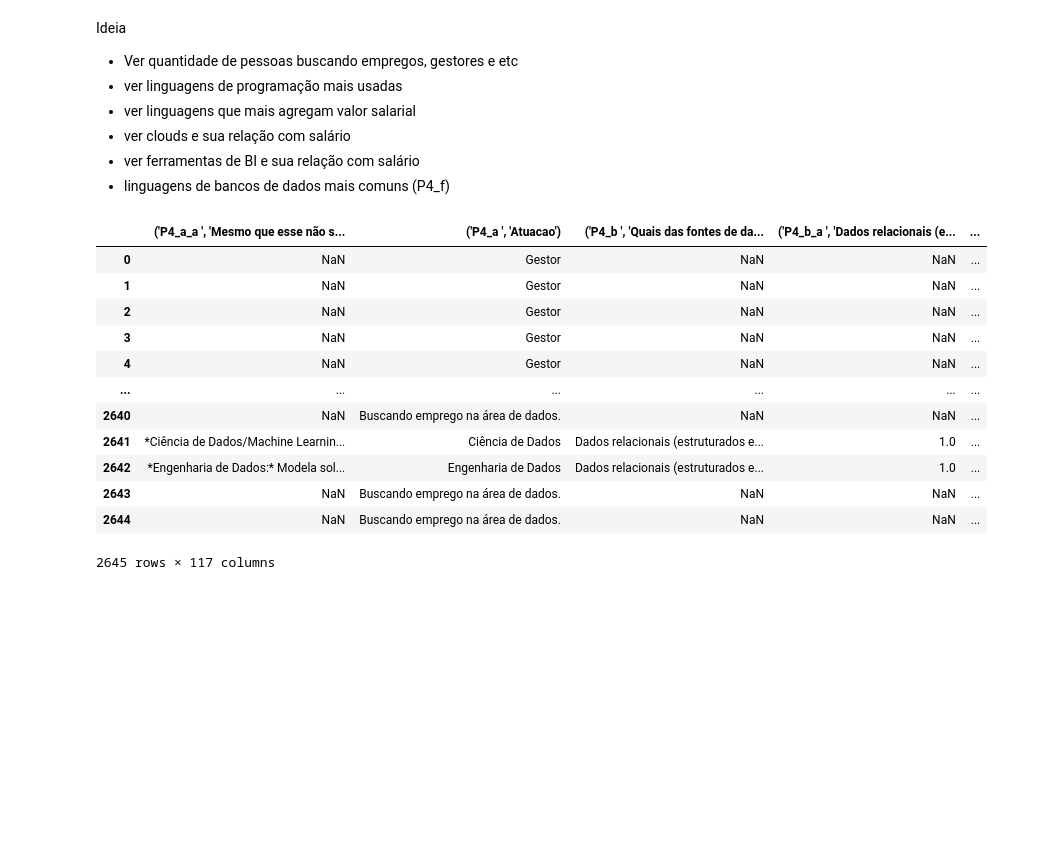
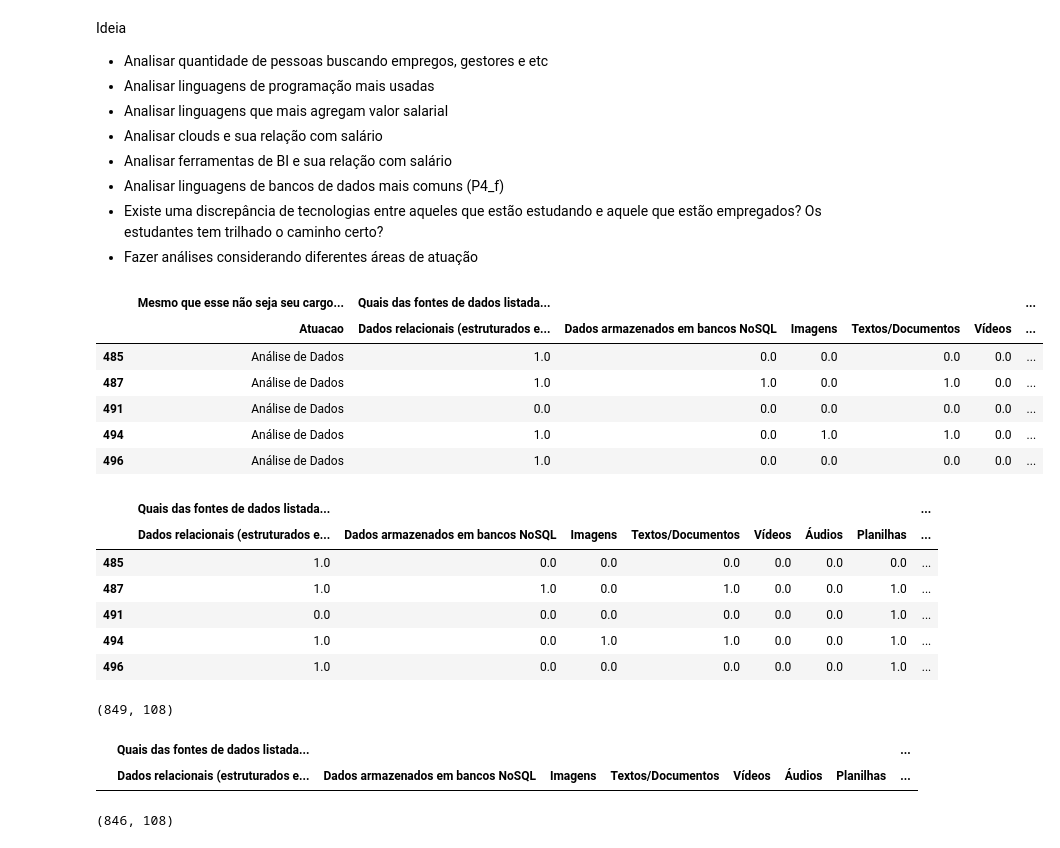
Before and after one commit to BrunoRammon/projeto_tecnicas_programacao_ii-, a Jupyter notebook: EDA.ipynb, the cells around one changed output. Cells and saved outputs as stored; diff of their text form; code cells hidden in the pictures; blank space fills up the shorter version.

```diff
--- a/EDA.ipynb
+++ b/EDA.ipynb
@@ -17,5 +15,2 @@ def obter_columns_por_pergunta(perguntas = []):
 # %%
 pd.set_option('display.max_columns', 500)
-# %%
-df = pd.read_csv('./datasets/State of Data 2021 - Dataset - Pgina1.csv')
-df.head()
@@ -28,0 +69,6 @@ df.head()
+# %%
+df_all = pd.read_csv('./datasets/State of Data 2021 - Dataset - Pgina1.csv')
+df_all.columns=[col.replace("'s","s") for col in df_all.columns]
+df_all.columns = [literal_eval(col) for col in df_all.columns]
+df_all.columns = [(col[0].strip(),col[1].strip()) for col in df_all.columns]
+df_all.head()
@@ -28,0 +109,5 @@ df.head()
+# %%
+career = 'Análise de Dados'
+# %%
+df_career = df_all[df_all[('P4_a', 'Atuacao')]==career]
+df_career.head()
@@ -73,25 +208,48 @@ df_data_analysis_skills
 # %% [markdown]
 Ideia
-- Ver quantidade de pessoas buscando empregos, gestores e etc
-- ver linguagens de programação mais usadas
-- ver linguagens que mais agregam valor salarial
-- ver clouds e sua relação com salário
-- ver ferramentas de BI e sua relação com salário
-- linguagens de bancos de dados mais comuns (P4_f)
+- Analisar quantidade de pessoas buscando empregos, gestores e etc
+- Analisar linguagens de programação mais usadas
+- Analisar linguagens que mais agregam valor salarial
+- Analisar clouds e sua relação com salário
+- Analisar ferramentas de BI e sua relação com salário
+- Analisar linguagens de bancos de dados mais comuns (P4_f)
+- Existe uma discrepância de tecnologias entre aqueles que estão estudando e aquele que estão empregados? Os estudantes tem trilhado o caminho certo?
+- Fazer análises considerando diferentes áreas de atuação
 # %%
-df_data_knowledge = df[obter_columns_por_pergunta(['P4'])]
-df_data_knowledge
+part = 'P4'
+df_career_tools = get_part(df_career,part)
+df_career_tools.head()
 # %% [output]
-|  | ('P4_a_a ', 'Mesmo que esse não s... | ('P4_a ', 'Atuacao') | ('P4_b ', 'Quais das fontes de da... | ('P4_b_a ', 'Dados relacionais (e... | ... |
-| 0 | NaN | Gestor | NaN | NaN | ... |
-| 1 | NaN | Gestor | NaN | NaN | ... |
-| 2 | NaN | Gestor | NaN | NaN | ... |
-| 3 | NaN | Gestor | NaN | NaN | ... |
-| 4 | NaN | Gestor | NaN | NaN | ... |
-| ... | ... | ... | ... | ... | ... |
-| 2640 | NaN | Buscando emprego na área de dados. | NaN | NaN | ... |
-| 2641 | *Ciência de Dados/Machine Learnin... | Ciência de Dados | Dados relacionais (estruturados e... | 1.0 | ... |
-| 2642 | *Engenharia de Dados:* Modela sol... | Engenharia de Dados | Dados relacionais (estruturados e... | 1.0 | ... |
-| 2643 | NaN | Buscando emprego na área de dados. | NaN | NaN | ... |
-| 2644 | NaN | Buscando emprego na área de dados. | NaN | NaN | ... |
+|  | Mesmo que esse não seja seu cargo... | Quais das fontes de dados listada... |  |  |  |  | ... |
+|  | Atuacao | Dados relacionais (estruturados e... | Dados armazenados em bancos NoSQL | Imagens | Textos/Documentos | Vídeos | ... |
+| 485 | Análise de Dados | 1.0 | 0.0 | 0.0 | 0.0 | 0.0 | ... |
+| 487 | Análise de Dados | 1.0 | 1.0 | 0.0 | 1.0 | 0.0 | ... |
+| 491 | Análise de Dados | 0.0 | 0.0 | 0.0 | 0.0 | 0.0 | ... |
+| 494 | Análise de Dados | 1.0 | 0.0 | 1.0 | 1.0 | 0.0 | ... |
+| 496 | Análise de Dados | 1.0 | 0.0 | 0.0 | 0.0 | 0.0 | ... |
-2645 rows × 117 columns
+# %%
+df_career_tools = df_career_tools[df_career_tools.columns[1:]]
+df_career_tools.head()
+# %% [output]
+|  | Quais das fontes de dados listada... |  |  |  |  |  |  | ... |
+|  | Dados relacionais (estruturados e... | Dados armazenados em bancos NoSQL | Imagens | Textos/Documentos | Vídeos | Áudios | Planilhas | ... |
+| 485 | 1.0 | 0.0 | 0.0 | 0.0 | 0.0 | 0.0 | 0.0 | ... |
+| 487 | 1.0 | 1.0 | 0.0 | 1.0 | 0.0 | 0.0 | 1.0 | ... |
+| 491 | 0.0 | 0.0 | 0.0 | 0.0 | 0.0 | 0.0 | 1.0 | ... |
+| 494 | 1.0 | 0.0 | 1.0 | 1.0 | 0.0 | 0.0 | 1.0 | ... |
+| 496 | 1.0 | 0.0 | 0.0 | 0.0 | 0.0 | 0.0 | 1.0 | ... |
+# %%
+df_career_tools.shape
+# %% [output]
+(849, 108)
+# %%
+df_career_tools[df_career_tools.isna().any(axis=1)]
+# %% [output]
+|  | Quais das fontes de dados listada... |  |  |  |  |  |  | ... |
+|  | Dados relacionais (estruturados e... | Dados armazenados em bancos NoSQL | Imagens | Textos/Documentos | Vídeos | Áudios | Planilhas | ... |
+# %%
+#dropping lines with nan
+df_career_tools.dropna(axis=0,inplace=True)
+df_career_tools.shape
+# %% [output]
+(846, 108)
```
Also changed, not shown: parts of 30 cells of this notebook.
